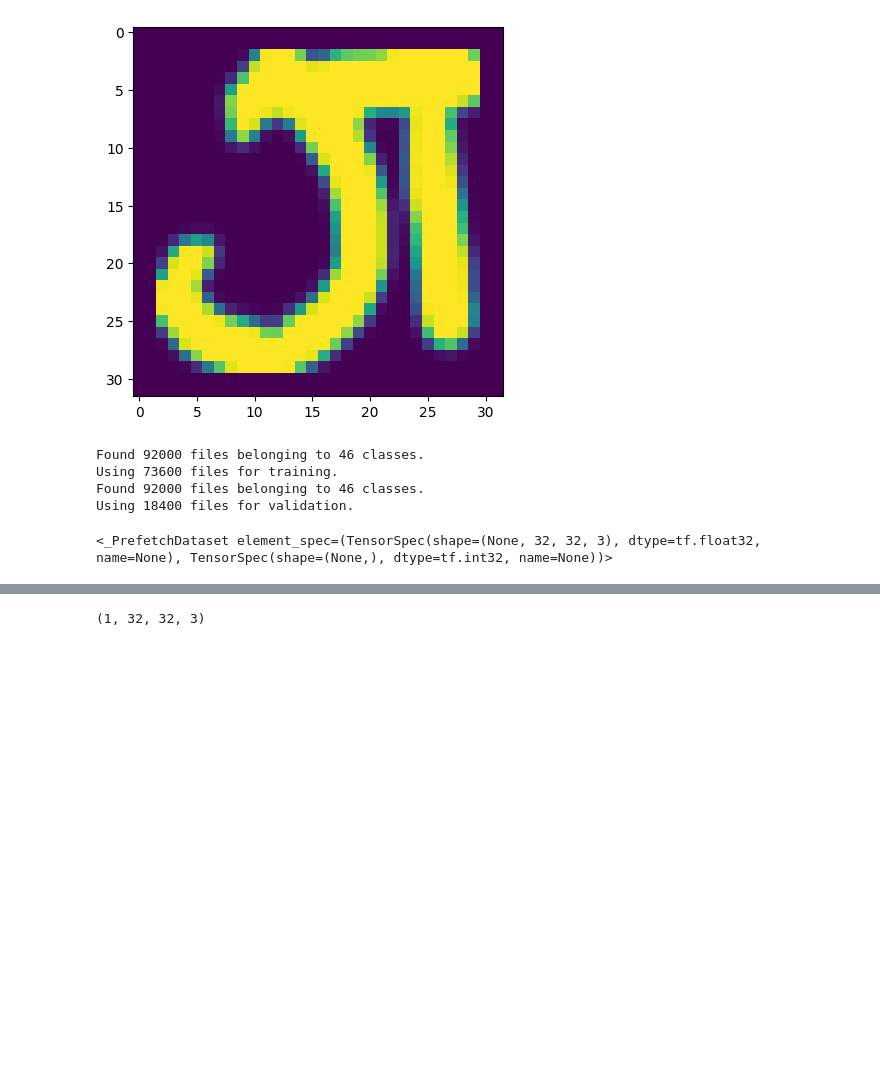
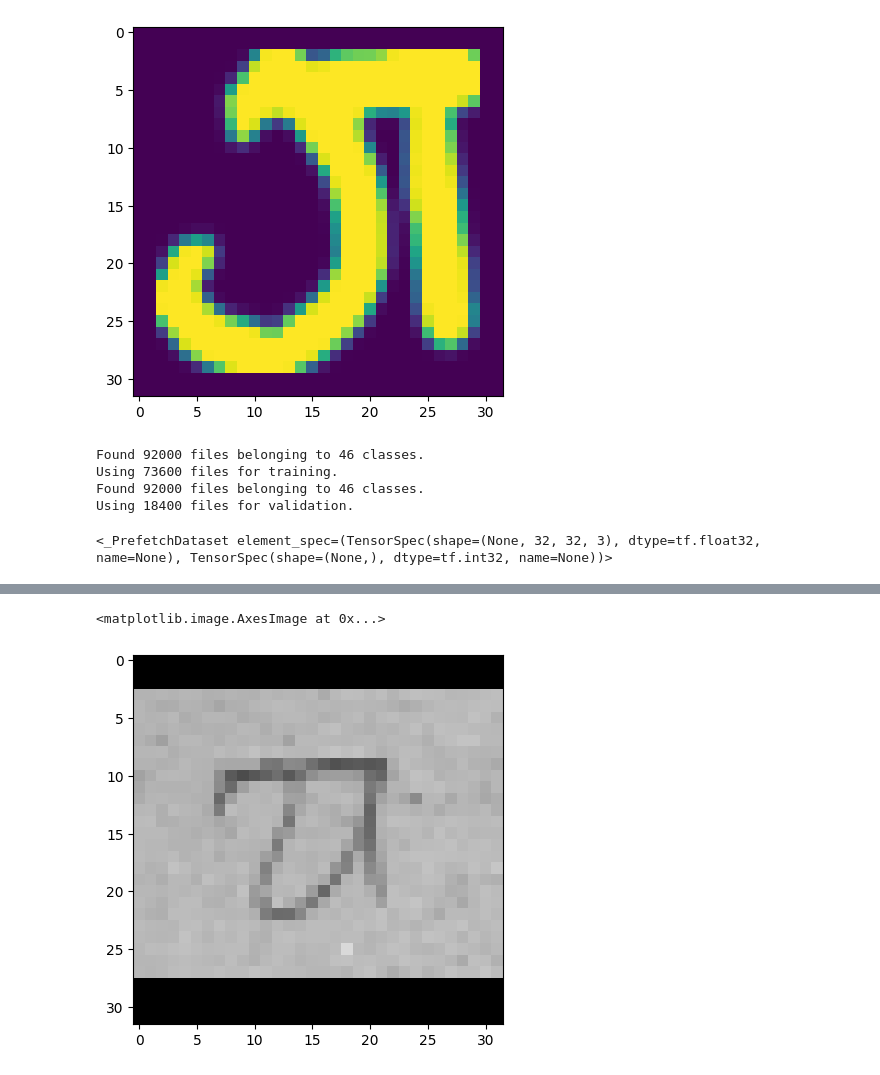
Before and after one commit to Rajibsigdel12345/DevnagariScriptRecognition, a Jupyter notebook: DevnagariScriptRecognition.ipynb, the cells around one changed output, grey strips where cells are left out. Cells and saved outputs as stored; diff of their text form; code cells hidden in the pictures; blank space fills up the shorter version.

Commit message:
Preprocess test dataset->fail

```diff
--- a/DevnagariScriptRecognition.ipynb
+++ b/DevnagariScriptRecognition.ipynb
@@ -153,10 +171,21 @@ Epoch 3/500
-# %%
-from keras.preprocessing.image import load_img, img_to_array
-my_image = load_img('/content/sample.jpg')
-my_image = tf.image.resize_with_pad(my_image,target_height = 32, target_width = 32)
-my_image = img_to_array(my_image)
-my_image = my_image.reshape((1, my_image.shape[0], my_image.shape[1], my_image.shape[2]))
-my_image.shape
-# %% [output]
-(1, 32, 32, 3)
+# %%
+def preprocess_image(image_path):
+  image = load_img(image_path)
+  image = tf.image.resize_with_pad(image, target_height = 32, target_width = 32)
+  image = img_to_array(image)
+  image  = cv2.cvtColor(image, cv2.COLOR_BGR2GRAY)
+  ret,thresh = cv2.threshold(image,160,240,cv2.THRESH_BINARY)
+  kernel = np.ones((1, 1), np.uint8)
+  image= cv2.morphologyEx(image, cv2.MORPH_CLOSE, kernel, iterations=3)
+  image = cv2.cvtColor(image,cv2.COLOR_GRAY2RGB)
+  image = image.reshape(1, image.shape[0], image.shape[1], image.shape[2])
+  return image/255
+image_path = '/content/sample.jpg'
+image = preprocess_image(image_path)
+
+
+plt.imshow(image[0])
+# %% [output]
+<matplotlib.image.AxesImage at 0x...>
+[figure, added]
 # %%
```
Also changed, not shown: parts of 18 cells of this notebook.
